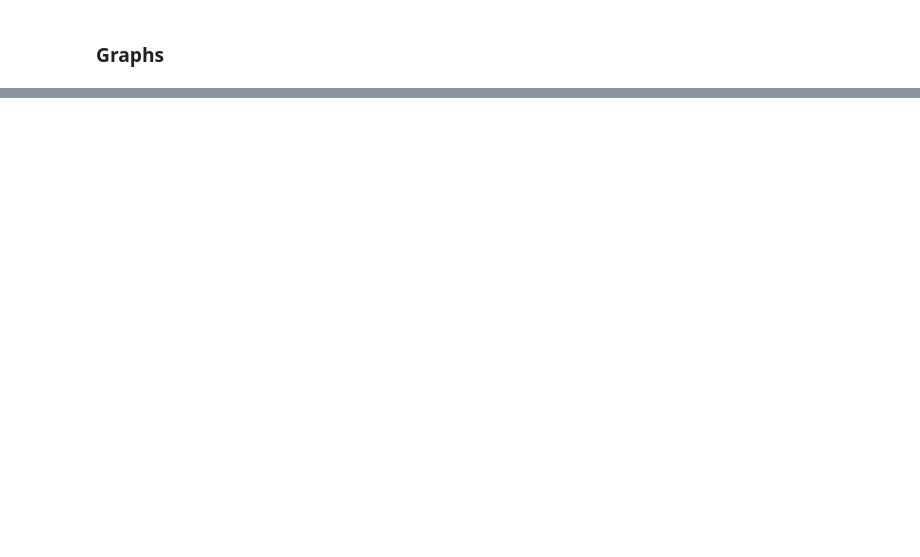
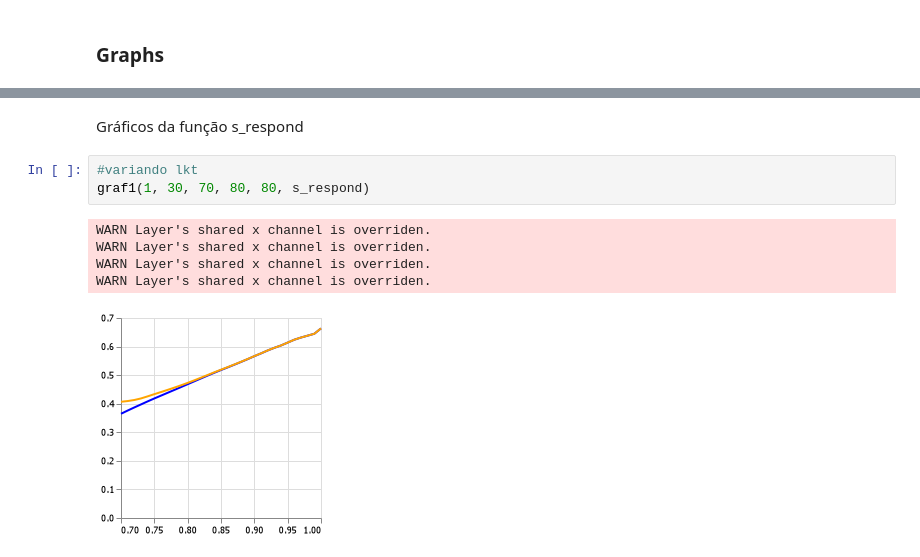
Before and after one commit to jmatheusgpa/BargainingJulia, a Jupyter notebook: BargainingJulia.ipynb, the cells around one changed output, grey strips where cells are left out. Drawn from its saved outputs; the diff is of its cells as text; blank space fills up the shorter version.

```diff
--- a/BargainingJulia.ipynb
+++ b/BargainingJulia.ipynb
@@ -1113,0 +1291,11 @@ s_W[1, 100,99,1]
+# %% [markdown]
+Gráficos da função s_respond
+# %%
+#variando lkt
+graf1(1, 30, 70, 80, 80, s_respond)
+# %% [output]
+WARN Layer's shared x channel is overriden.
+WARN Layer's shared x channel is overriden.
+WARN Layer's shared x channel is overriden.
+WARN Layer's shared x channel is overriden.
+[figure, added]
```
Also changed, not shown: parts of 45 cells of this notebook.
